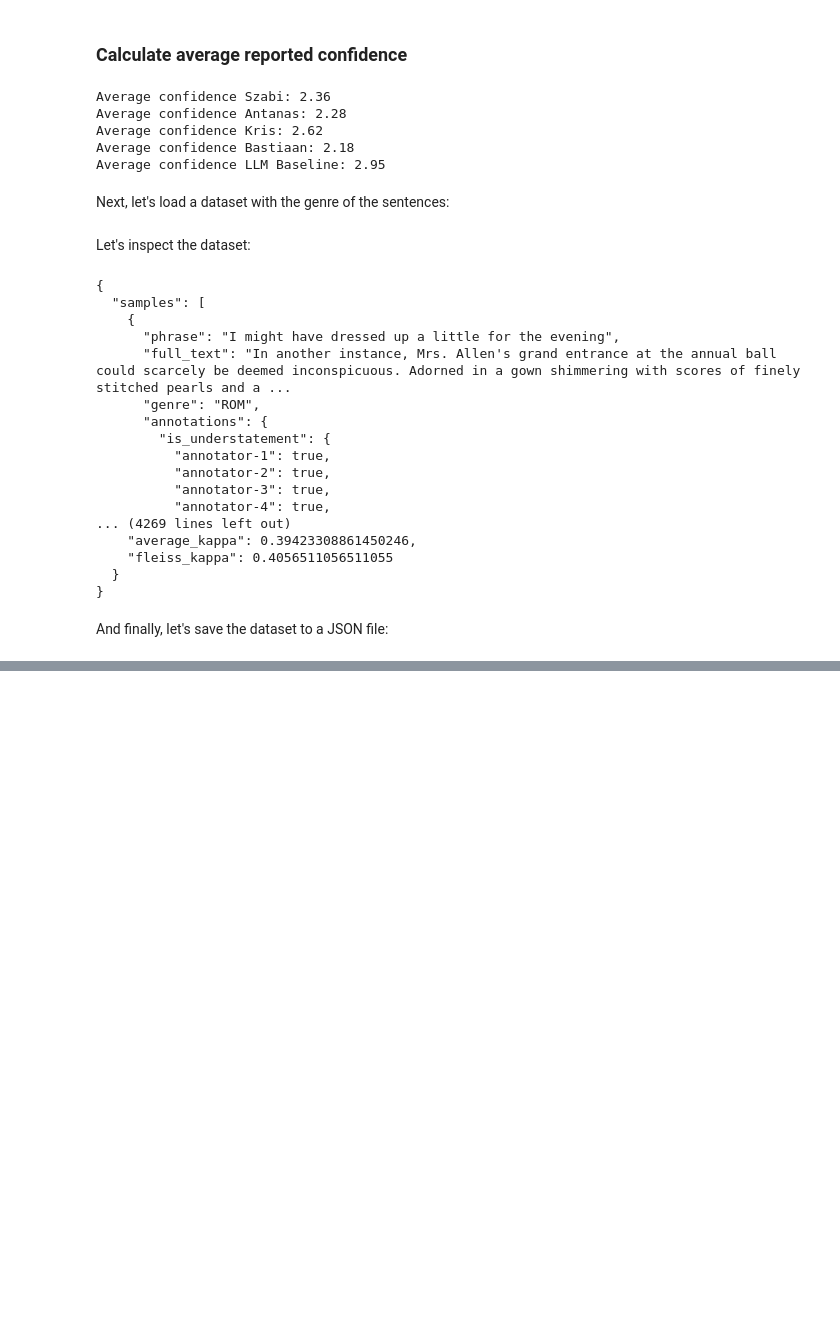
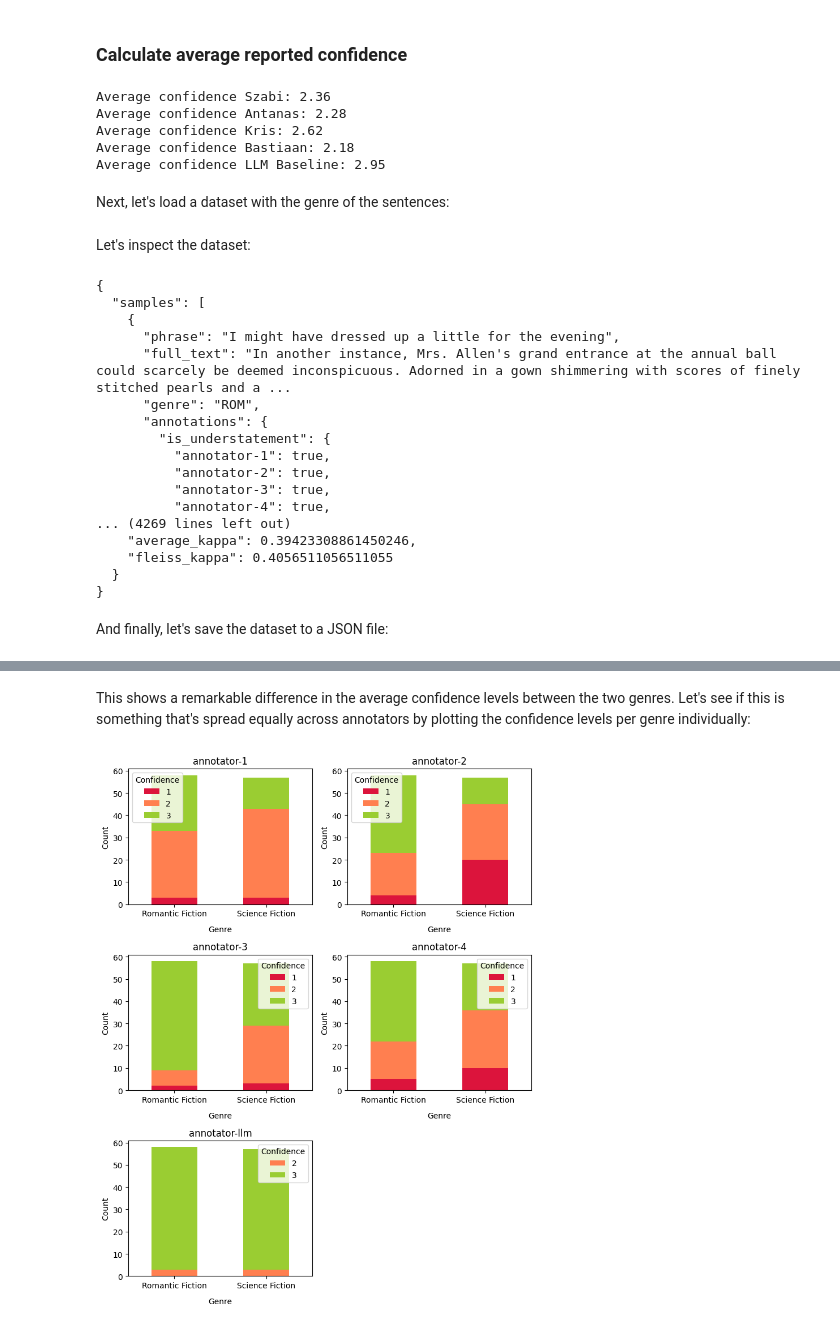
Before and after one commit to krisstallenberg/evaluating-annotations, a Jupyter notebook: evaluate-annotations.ipynb, the cells around one changed output, grey strips where cells are left out. Saved outputs shown, nothing was run; the diff lists cells and outputs as text; code cells hidden in the pictures; blank space fills up the shorter version.

```diff
--- a/evaluate-annotations.ipynb
+++ b/evaluate-annotations.ipynb
@@ -884,0 +898,68 @@ with open('datasets/TISBUTA-dataset.json', 'w') as file:
+# %% [markdown]
+This shows a remarkable difference in the average confidence levels between the two genres. Let's see if this is something that's spread equally across annotators by plotting the confidence levels per genre individually:
+# %%
+
+# Map confidence levels to ordinal values
+confidence_map = {
+    1: 'Not confident',
+    2: 'Somewhat confident',
+    3: 'Confident'
+}
+
+# Per annotator
+genre_conf_per_annotator = {}
+for annotator in ['annotator-1', 'annotator-2', 'annotator-3', 'annotator-4', 'annotator-llm']:
+    scifi_confidences = []
+    romantic_confidences = []
+    for sample in dataset['samples']:
+        if sample['genre'] == 'SCI':
+            scifi_confidences.append(sample['annotations']['confidence'][annotator])
+        if sample['genre'] == 'ROM':
+            romantic_confidences.append(sample['annotations']['confidence'][annotator])
+
+    genre_df = pd.DataFrame({
+        'Genre': ['Science Fiction'] * len(scifi_confidences) + ['Romantic Fiction'] * len(romantic_confidences),
+        'Confidence': scifi_confidences + romantic_confidences
+    })
+
+    key = genre_df['Confidence'].map(confidence_map)
+
+    genre_df.iloc[key.argsort()]
+
+    genre_conf_per_annotator[annotator] = genre_df
+
+# Define colors for each confidence level
+confidence_colors = {
+    1: 'crimson',
+    2: 'coral',
+    3: 'yellowgreen'
+}
+
+# Plot the confidence levels per annotator in a bar chart with specified colors
+fig, axs = plt.subplots(3, 2, figsize=(8, 10))
+
+for i, annotator in enumerate(genre_conf_per_annotator.keys()):
+    ax = axs[i // 2, i % 2]
+    # Extract the genre and confidence data for plotting
+    data_to_plot = genre_conf_per_annotator[annotator].groupby(['Genre', 'Confidence']).size().unstack()
+    # Map the confidence to the predefined colors
+    colors = [confidence_colors[conf] for conf in data_to_plot.columns]
+    data_to_plot.plot(kind='bar', ax=ax, stacked=True, color=colors)
+    ax.set_title(annotator)
+    ax.set_ylabel('Count')
+    ax.set_xlabel('Genre')
+    ax.legend(title='Confidence')
+    # Make the x-labels horizontal
+    for tick in ax.get_xticklabels():
+        tick.set_rotation(0)
+    # Increase padding between x-axis and labels
+    ax.xaxis.labelpad = 10
+
+# Increase space between plots
+plt.tight_layout()
+
+# Remove final empty plot if number of annotators is odd
+if len(genre_conf_per_annotator.keys()) % 2 != 0:
+    fig.delaxes(axs[-1, -1])
+# %% [output]
+[figure, added]
```
Also changed, not shown: parts of 8 cells of this notebook, 2 other files.
